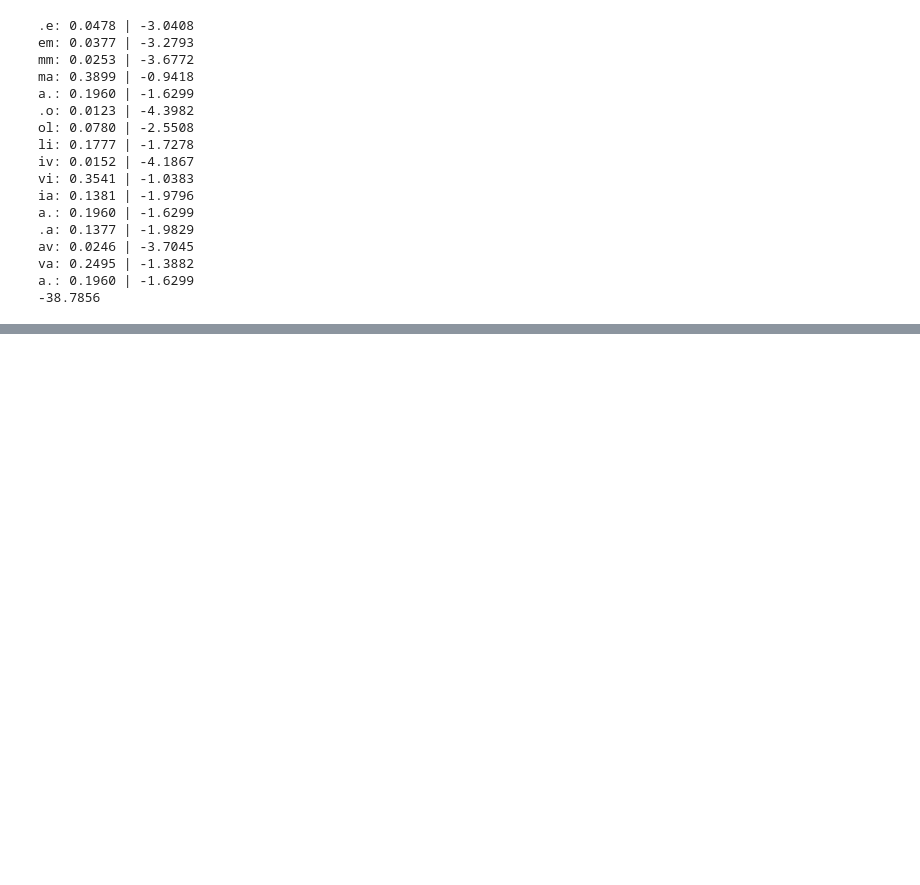
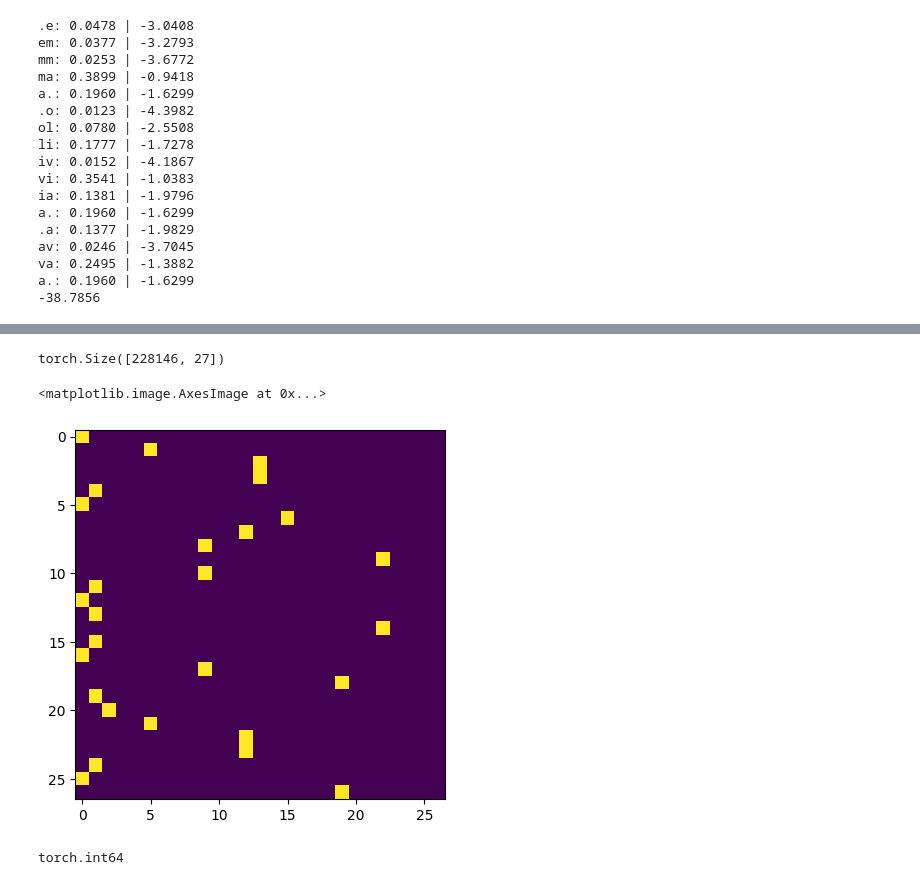
Before and after one commit to juancavr/Makemore-WIP, a Jupyter notebook: BuildingMakemoreIntroduction.ipynb, the cells around one changed output, grey strips where cells are left out. Cells and saved outputs as stored; diff of their text form; code cells hidden in the pictures; blank space fills up the shorter version.

```diff
--- a/BuildingMakemoreIntroduction.ipynb
+++ b/BuildingMakemoreIntroduction.ipynb
@@ -380,0 +435,18 @@ a.: 0.1960 | -1.6299
+# %%
+log_likelihood = 0.0
+n = 0
+for w in ['juanjq']:
+  chs = ['.'] + list(w) + ['.']
+  for ch1, ch2 in zip(chs,chs[1:]):
+    ix1 = stoi[ch1]
+    ix2 = stoi[ch2]
+    prob = P[ix1, ix2]
+    logprob = torch.log(prob)
+    log_likelihood += logprob
+    print(f'{ch1}{ch2}: {prob:.4f} | {logprob: .4f}')
+    n+=1
+
+print(f'log-likelihood: {log_likelihood: .4f}')
+nlog_likelihood = -log_likelihood
+print(f'negative log-likelihood: {nlog_likelihood: .4f}')
+print(f'average negative log-likelihood: {nlog_likelihood/n: .4f}')
@@ -380,0 +466,15 @@ a.: 0.1960 | -1.6299
+# %%
+# Create the training set of all the bigrams (x,y)
+xs, ys = [], []
+
+for w in words:
+  chs = ['.'] + list(w) + ['.']
+  for ch1, ch2 in zip(chs,chs[1:]):
+    ix1 = stoi[ch1]
+    ix2 = stoi[ch2]
+    xs.append(ix1)
+    ys.append(ix2)
+    #print(f'{ch1}{ch2}')
+
+xs = torch.tensor(xs)
+ys = torch.tensor(ys)
@@ -380,0 +497,3 @@ a.: 0.1960 | -1.6299
+# %%
+xenc = F.one_hot(xs, num_classes = 27)
+xenc
@@ -380,0 +508,14 @@ a.: 0.1960 | -1.6299
+# %%
+xenc.shape
+# %% [output]
+torch.Size([228146, 27])
+# %%
+plt.imshow(xenc[:27])
+# %% [output]
+<matplotlib.image.AxesImage at 0x...>
+[figure, added]
+# %%
+# One more issue to take care here is that we do not want to plug integers to a NN
+xenc.dtype
+# %% [output]
+torch.int64
```
Also changed, not shown: parts of 66 cells of this notebook.
